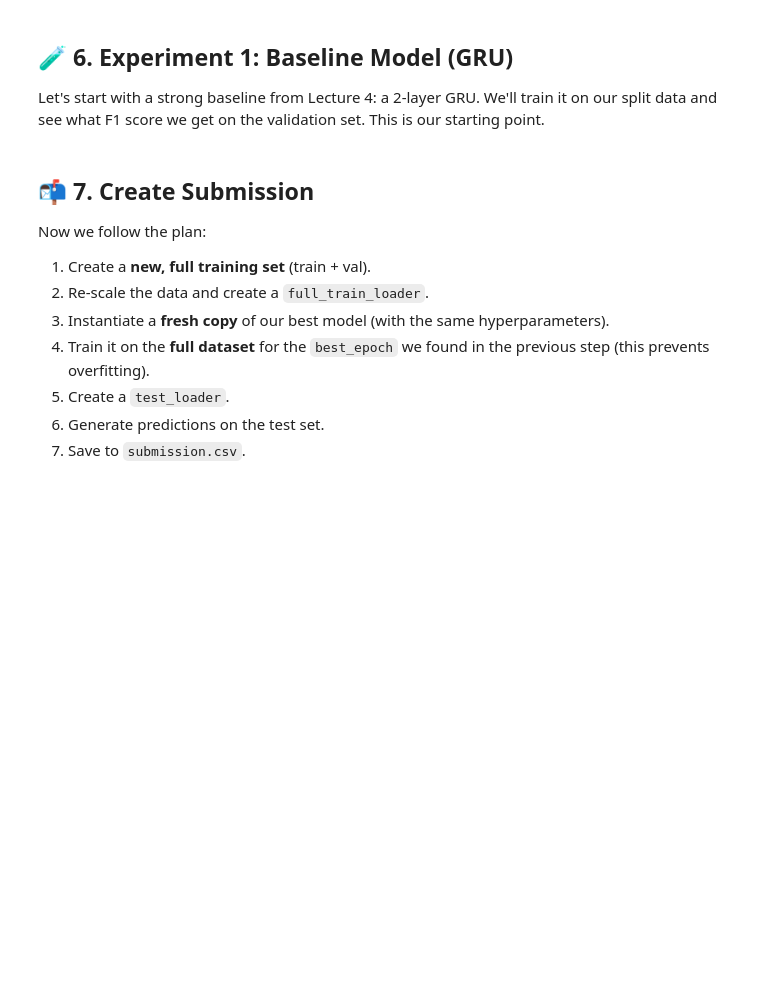
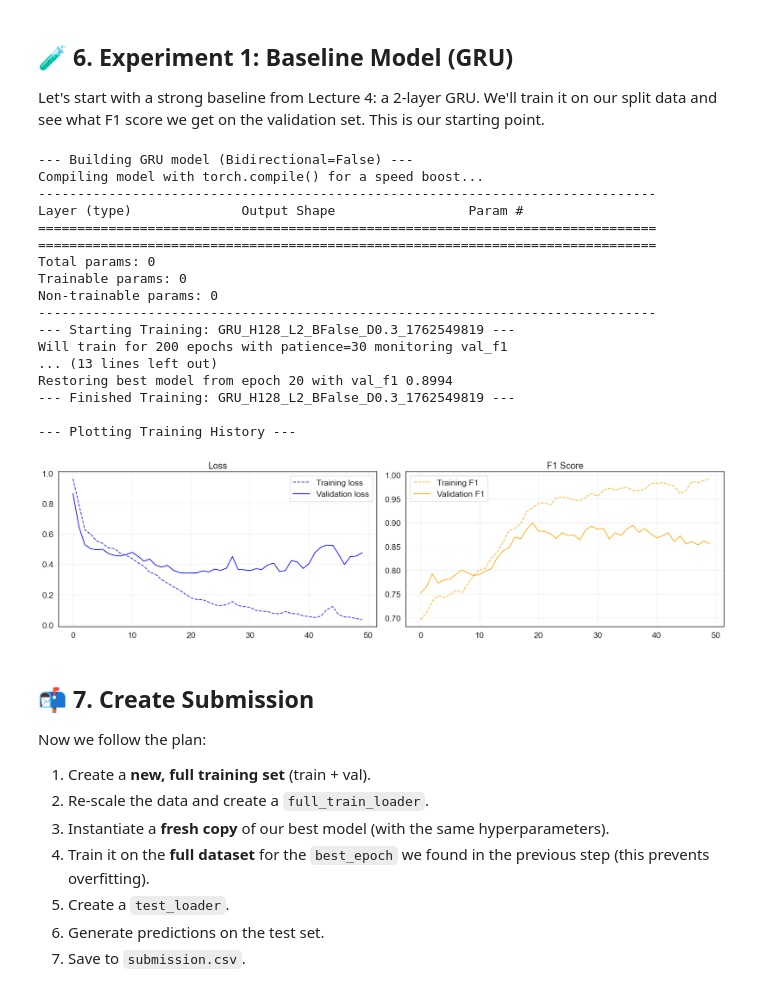
Before and after one commit to Negm2000/Challenge-1, a Jupyter notebook: CH1.ipynb, the cells around one changed output. Drawn from its saved outputs; the diff is of its cells as text; code cells hidden in the pictures; blank space fills up the shorter version.

```diff
--- a/CH1.ipynb
+++ b/CH1.ipynb
@@ -97,7 +97,7 @@ PAIN_FEATURES = [f"pain_survey_{i}" for i in range(1, 5)]
 FEATURES = JOINT_FEATURES + PAIN_FEATURES
 
 N_FEATURES = len(FEATURES)
-N_TIMESTEPS = 180 # Given in the problem description
+N_TIMESTEPS = 160 # Given in the problem description
 
 print(f"Using {N_FEATURES} features: {FEATURES[:3]}... to {FEATURES[-3:]}")
 
@@ -140,9 +140,13 @@ X_test = reshape_data(X_test_long, FEATURES, N_TIMESTEPS)
 
 # Load labels
 y_train_df = pd.read_csv(Y_TRAIN_PATH)
+print("\n--- Debugging y_train_df ---")
+print(f"Columns found: {y_train_df.columns.tolist()}")
+print(y_train_df.head())
+print("----------------------------\n")
 # We need to sort by sample_index to match X_train_full, which is sorted by pivot
 y_train_full_df = y_train_df.sort_values(by='sample_index')
-y_train_labels_str = y_train_full_df['target'].values
+y_train_labels_str = y_train_full_df['label'].values
 
 print(f"X_train_full shape: {X_train_full.shape}")
 print(f"y_train_labels_str shape: {y_train_labels_str.shape}")
@@ -242,13 +276,13 @@ test_ds = TensorDataset(test_features) # Test set has no labels
 BATCH_SIZE = 128 # You can tune this
 
 def make_loader(ds, batch_size, shuffle, drop_last):
-    # Determine optimal number of worker processes for data loading
-    # Using more workers (e.g., 4 or 8) is great for a local RTX 3070
-    cpu_cores = os.cpu_count() or 2
-    num_workers = min(cpu_cores // 2, 8)
-    num_workers = max(2, num_workers)
+    # --- START FIX ---
+    # On Windows, num_workers > 0 can cause major bottlenecks.
+    # We will set it to 0 to force data loading in the main process.
+    num_workers = 0
+    # --- END FIX ---
 
-    print(f"Creating DataLoader with batch_size={batch_size} and num_workers={num_workers}")
+    print(f"Creating DataLoader with batch_size={batch_size} and num_workers={num_workers} (Windows-friendly)")
 
     # Create DataLoader with performance optimizations
     return DataLoader(
@@ -259,7 +293,8 @@ def make_loader(ds, batch_size, shuffle, drop_last):
         num_workers=num_workers,
         pin_memory=True,  # Faster GPU transfer
         pin_memory_device="cuda" if torch.cuda.is_available() else "",
-        prefetch_factor=4 if num_workers > 0 else None,  # Load batches ahead
+        # prefetch_factor is only useful for num_workers > 0
+        prefetch_factor=None,
     )
 
 # --- 4. Create DataLoaders ---
@@ -585,8 +627,11 @@ Let's start with a strong baseline from Lecture 4: a 2-layer GRU. We'll train it
 # --- 1. Define Hyperparameters ---
 
 # Architecture
+import time
+
+
 INPUT_SIZE = N_FEATURES      # 35 features
-SEQ_LEN = N_TIMESTEPS        # 180 timesteps
+SEQ_LEN = N_TIMESTEPS        # 160 timesteps
 HIDDEN_SIZE = 128          # You can tune this
 HIDDEN_LAYERS = 2          # You can tune this
 MODEL_TYPE = 'GRU'         # 'RNN', 'LSTM', or 'GRU'
@@ -631,7 +676,8 @@ optimizer = torch.optim.AdamW(baseline_model.parameters(), lr=LEARNING_RATE, wei
 scaler = torch.amp.GradScaler(enabled=(device.type == 'cuda'))
 
 # TensorBoard Writer
-experiment_name = f"{MODEL_TYPE}_H{HIDDEN_SIZE}_L{HIDDEN_LAYERS}_B{BIDIRECTIONAL}_D{DROPOUT_RATE}"
+timestamp = int(time.time()) # Get current time as a number
+experiment_name = f"{MODEL_TYPE}_H{HIDDEN_SIZE}_L{HIDDEN_LAYERS}_B{BIDIRECTIONAL}_D{DROPOUT_RATE}_{timestamp}"
 writer = SummaryWriter(f"{logs_dir}/{experiment_name}")
 
 # --- 3. Run Training ---
@@ -643,33 +689,52 @@ baseline_model, history, best_epoch = fit(
     criterion=criterion,
     optimizer=optimizer,
     scaler=scaler,
     device=device,
     writer=writer,
     verbose=5, # Print update every 5 epochs
     experiment_name=experiment_name,
     patience=PATIENCE
 )
 
 # --- 4. Plot History ---
 print("\n--- Plotting Training History ---")
 fig, (ax1, ax2) = plt.subplots(nrows=1, ncols=2, figsize=(18, 5))
 
 # Plot Loss
 ax1.plot(history['train_loss'], label='Training loss', alpha=0.8, color='blue', linestyle='--')
 ax1.plot(history['val_loss'], label='Validation loss', alpha=0.9, color='blue')
 ax1.set_title('Loss')
 ax1.legend()
 ax1.grid(alpha=0.3)
 
 # Plot F1 Score
 ax2.plot(history['train_f1'], label='Training F1', alpha=0.8, color='orange', linestyle='--')
 ax2.plot(history['val_f1'], label='Validation F1', alpha=0.9, color='orange')
 ax2.set_title('F1 Score')
 ax2.legend()
 ax2.grid(alpha=0.3)
 
 plt.tight_layout()
 plt.show()
+# %% [output]
+--- Building GRU model (Bidirectional=False) ---
+Compiling model with torch.compile() for a speed boost...
+-------------------------------------------------------------------------------
+Layer (type)              Output Shape                 Param #
+===============================================================================
+===============================================================================
+Total params: 0
+Trainable params: 0
+Non-trainable params: 0
+-------------------------------------------------------------------------------
+--- Starting Training: GRU_H128_L2_BFalse_D0.3_1762549819 ---
+Will train for 200 epochs with patience=30 monitoring val_f1
+... (13 lines left out)
+Restoring best model from epoch 20 with val_f1 0.8994
+--- Finished Training: GRU_H128_L2_BFalse_D0.3_1762549819 ---
+
+--- Plotting Training History ---
+[figure, added]
 # %% [markdown]
 ## 📬 **7. Create Submission**
 
```
Also changed, not shown: parts of 4 cells of this notebook, 2 other files.
